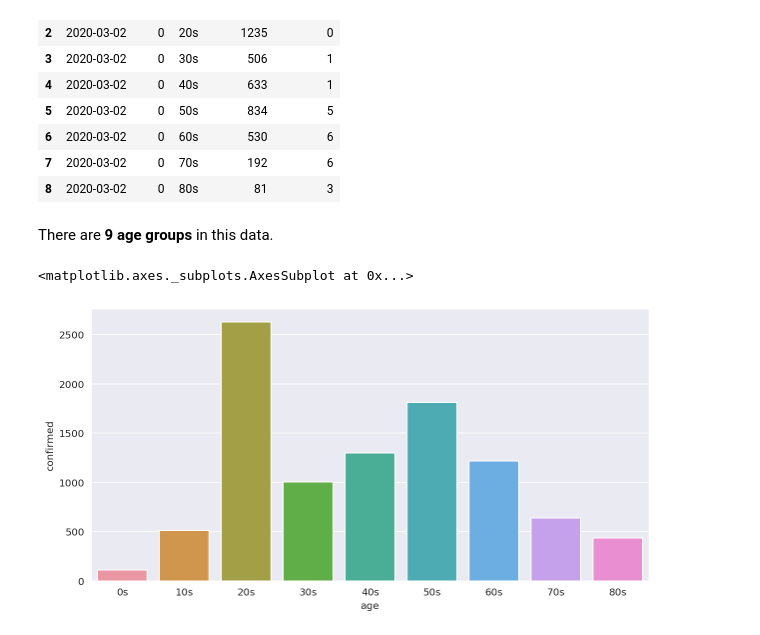
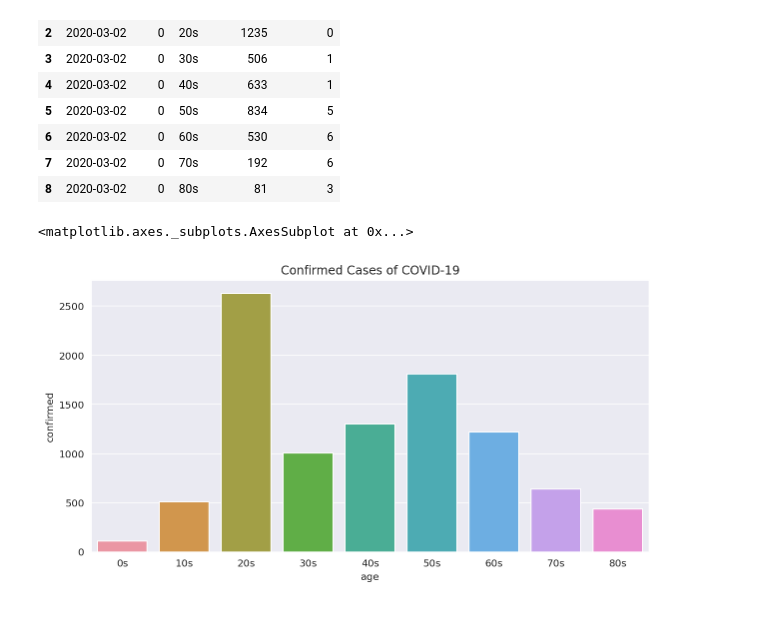
Before and after one commit to hwuiwon/covid-19-analysis-kr, a Jupyter notebook: Covid_19_in_South_Korea.ipynb, the cells around one changed output. Saved outputs shown, nothing was run; the diff lists cells and outputs as text; code cells hidden in the pictures.

```diff
--- a/Covid_19_in_South_Korea.ipynb
+++ b/Covid_19_in_South_Korea.ipynb
@@ -85,11 +115,10 @@ Unique items: 9
 | 6 | 2020-03-02 | 0 | 60s | 530 | 6 |
 | 7 | 2020-03-02 | 0 | 70s | 192 | 6 |
 | 8 | 2020-03-02 | 0 | 80s | 81 | 3 |
-# %% [markdown]
-There are **9 age groups** in this data.
 # %%
 plt.figure(figsize=(10, 5))
+plt.title('Confirmed Cases of COVID-19')
 sns.barplot(data=age[-9:], x='age', y='confirmed')
 # %% [output]
 <matplotlib.axes._subplots.AxesSubplot at 0x...>
-[figure, old version]
+[figure, new version]
```
Also changed, not shown: parts of 8 cells of this notebook.
